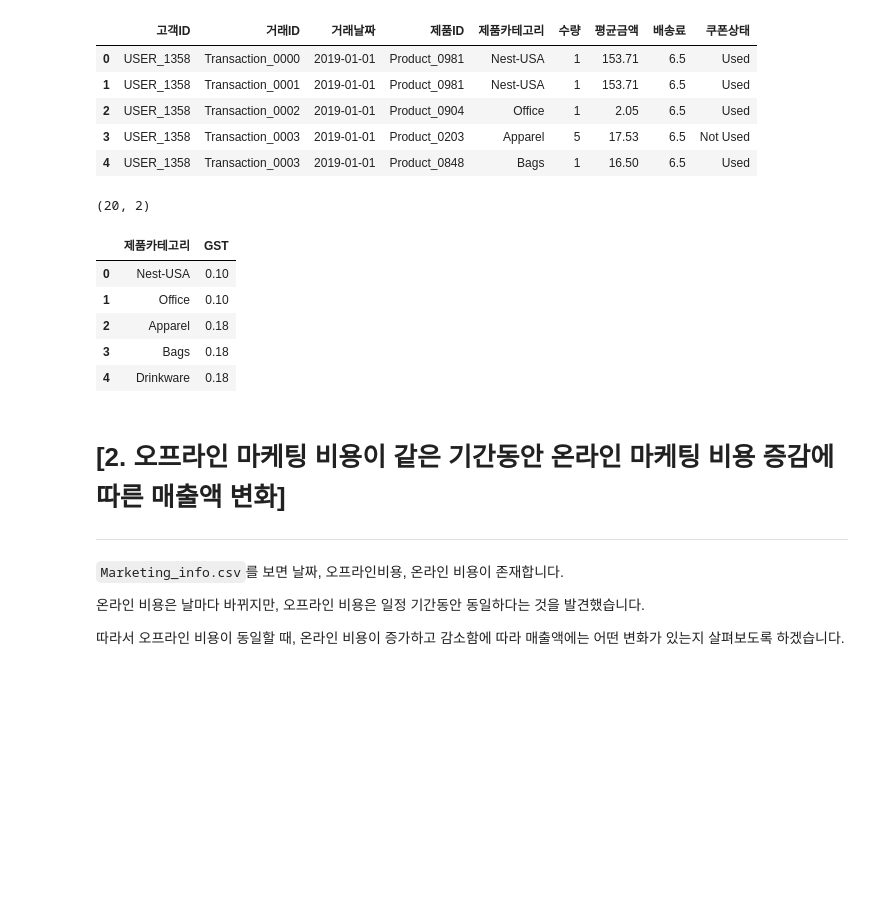
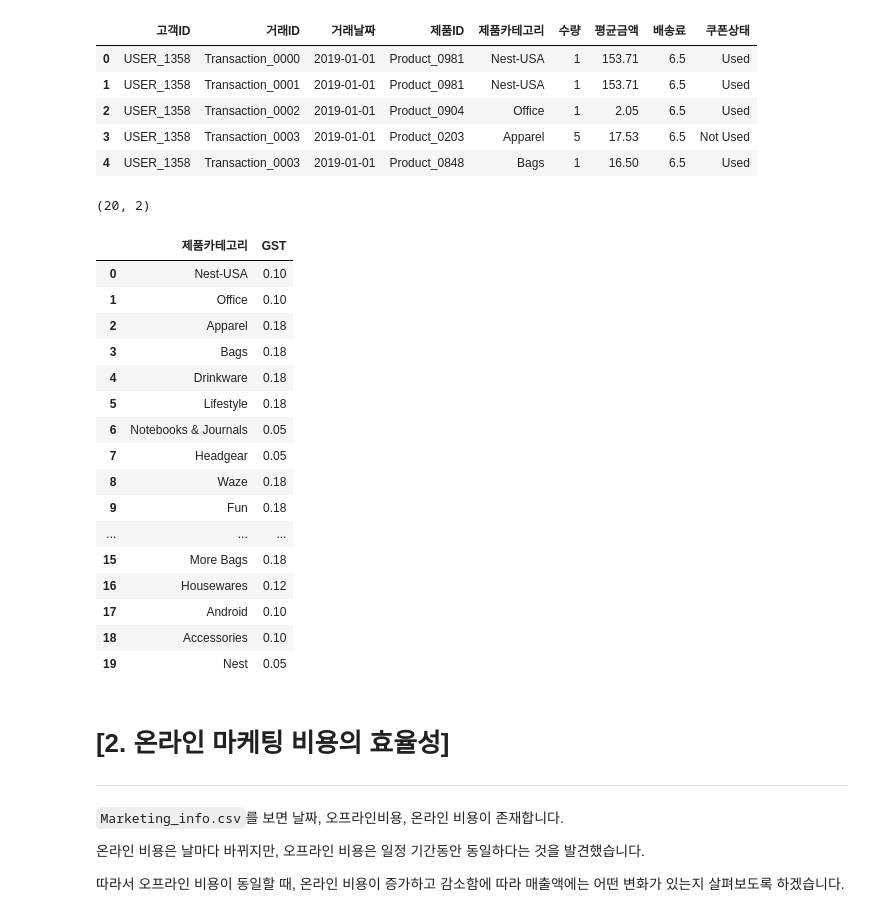
Before and after one commit to Randy-archive/ecommerce_seg, a Jupyter notebook: 랜디_Randy.ipynb, the cells around one changed output. Saved outputs shown, nothing was run; the diff lists cells and outputs as text; code cells hidden in the pictures; blank space fills up the shorter version.

```diff
--- a/랜디_Randy.ipynb
+++ b/랜디_Randy.ipynb
@@ -99,18 +126,29 @@ onlinesales.head()
 | 4 | USER_1358 | Transaction_0003 | 2019-01-01 | Product_0848 | Bags | 1 | 16.50 | 6.5 | Used |
 # %%
 print(tax.shape)
-tax.head()
+tax
 # 제품 카테고리, Goods and Services Tax(%)
 # %% [output]
 (20, 2)
 |  | 제품카테고리 | GST |
 | 0 | Nest-USA | 0.10 |
 | 1 | Office | 0.10 |
 | 2 | Apparel | 0.18 |
 | 3 | Bags | 0.18 |
 | 4 | Drinkware | 0.18 |
+| 5 | Lifestyle | 0.18 |
+| 6 | Notebooks & Journals | 0.05 |
+| 7 | Headgear | 0.05 |
+| 8 | Waze | 0.18 |
+| 9 | Fun | 0.18 |
+| ... | ... | ... |
+| 15 | More Bags | 0.18 |
+| 16 | Housewares | 0.12 |
+| 17 | Android | 0.10 |
+| 18 | Accessories | 0.10 |
+| 19 | Nest | 0.05 |
 # %% [markdown]
-# [2. 오프라인 마케팅 비용이 같은 기간동안 온라인 마케팅 비용 증감에 따른 매출액 변화]
+# [2. 온라인 마케팅 비용의 효율성]
 ---
 
 `Marketing_info.csv`를 보면 날짜, 오프라인비용, 온라인 비용이 존재합니다.
```
Also changed, not shown: parts of 10 cells of this notebook.
